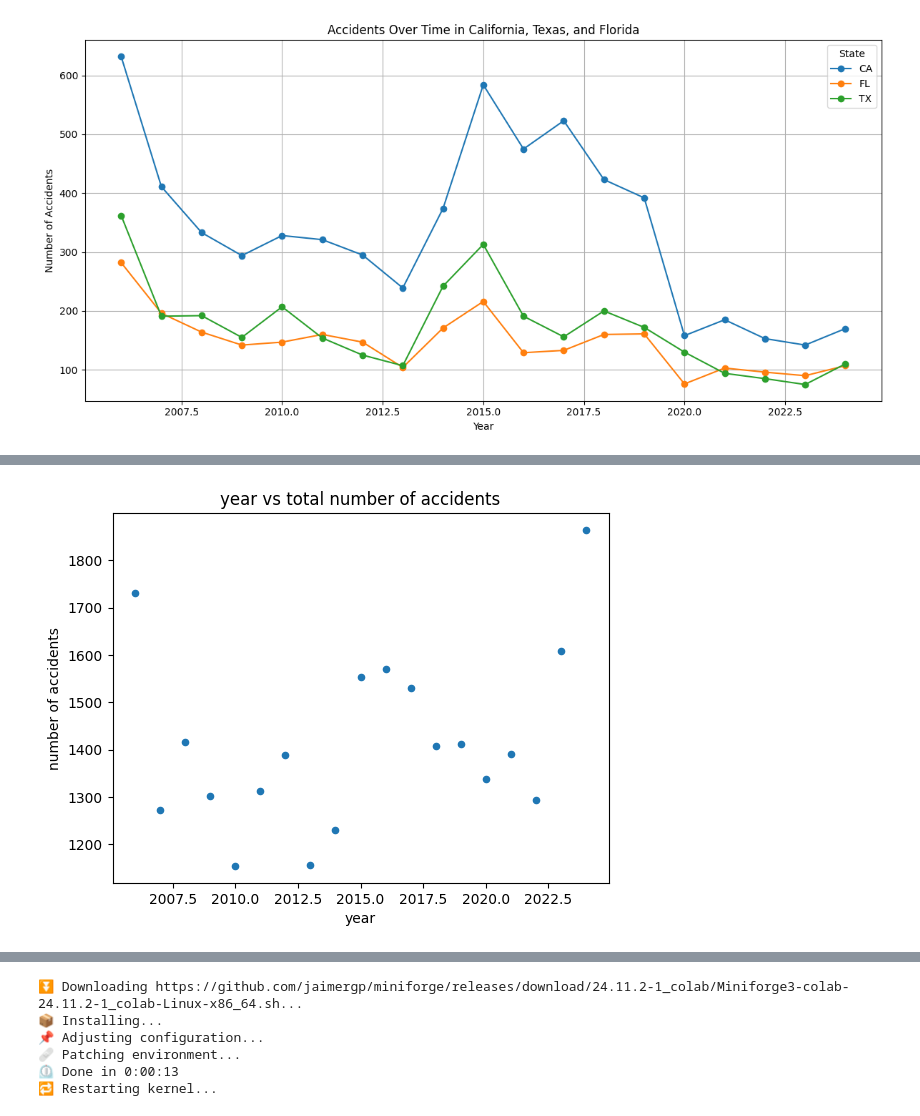
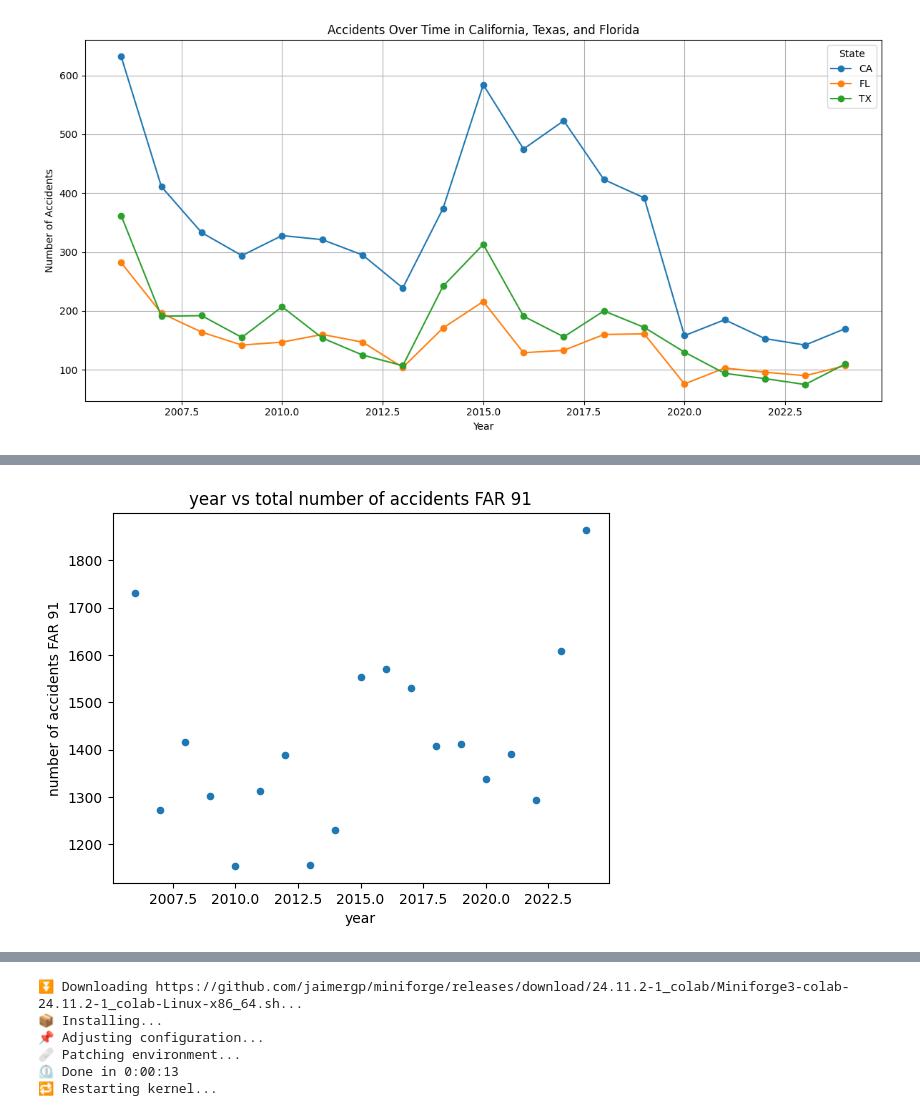
Before and after one commit to terryljh/aviation2, a Jupyter notebook: asrs linear model2.ipynb, the cells around one changed output, grey strips where cells are left out. Saved outputs shown, nothing was run; the diff lists cells and outputs as text; code cells hidden in the pictures.

```diff
--- a/asrs linear model2.ipynb
+++ b/asrs linear model2.ipynb
@@ -192,6 +192,15 @@ df_final.loc[df_final['Normalized'].isin(canadian_provinces), 'Abbreviation_Type
 #df_final.to_csv(file_path, index=False)
 #print(f" Updated Canadian provinces labeled as 'Country' and saved to: {file_path}")
 
+def clean_far_part(value):
+    if pd.isna(value):
+        return value
+    parts = [p.strip() for p in str(value).split(';')]
+    unique_parts = sorted(set(parts))
+    return '; '.join(unique_parts)
+
+df_final['Operating Under FAR Part'] = df_final['Operating Under FAR Part'].apply(clean_far_part)
+
 dfsubset = df_final[['Date', 'Normalized', 'Abbreviation_Type', 'Locale Reference', 'State Reference', 'Operating Under FAR Part','Mission','Light', 'Flight Phase','Function', 'Contributing Factors / Situations', 'Primary Problem']]
 dfsubset=dfsubset.copy()
 dfsubset = dfsubset[(dfsubset['Date']//100 >= 2004) & (dfsubset['Date']//100 <= 2026)]
@@ -380,36 +389,36 @@ dfsubset2 = dfsubset[(dfsubset['Date']//100 >= 2006) & (dfsubset['Date']//100 <=
 dfsubset2 = dfsubset2[dfsubset2['Operating Under FAR Part'] == 'Part 91']
 yearly_counts = dfsubset2.groupby(dfsubset2['Date']//100).size().reset_index(name='Accident_Count')
 yearly_counts.plot.scatter(x='Date', y='Accident_Count')
-plt.title('year vs total number of accidents')
+plt.title('year vs total number of accidents FAR 91')
 plt.xlabel('year')
-plt.ylabel('number of accidents')
+plt.ylabel('number of accidents FAR 91')
 plt.show()
 
 from sklearn.model_selection import train_test_split
 
 X, y = yearly_counts[['Date']], yearly_counts['Accident_Count']
 
 X_train, X_test, y_train, y_test = train_test_split(
 
     X, y, test_size=0.2, random_state=945)
 
 from sklearn.linear_model import LinearRegression
 slryearly = LinearRegression()
 slryearly.fit(X_train,y_train)
 
 #re-doing the above with sm so we can use model summary
 #decreasing trend but unreliable p-value
 import statsmodels.api as sm
 yearly_counts = dfsubset2.groupby(dfsubset2['Date']//100).size().reset_index(name='Accident_Count')
 yearly_counts.rename(columns={yearly_counts.columns[0]: 'Year'}, inplace=True)
 X = sm.add_constant(yearly_counts['Year'])
 y = yearly_counts['Accident_Count']
 X_train, X_test, y_train, y_test = train_test_split(
 X, y, test_size=0.2, random_state=945)
 model = sm.OLS(y_train, X_train).fit()
 print(model.summary())
 # %% [output]
-[figure, old version]
+[figure, new version]
                             OLS Regression Results
 ==============================================================================
 Dep. Variable:         Accident_Count   R-squared:                       0.372
```
Also changed, not shown: parts of 4 cells of this notebook.
